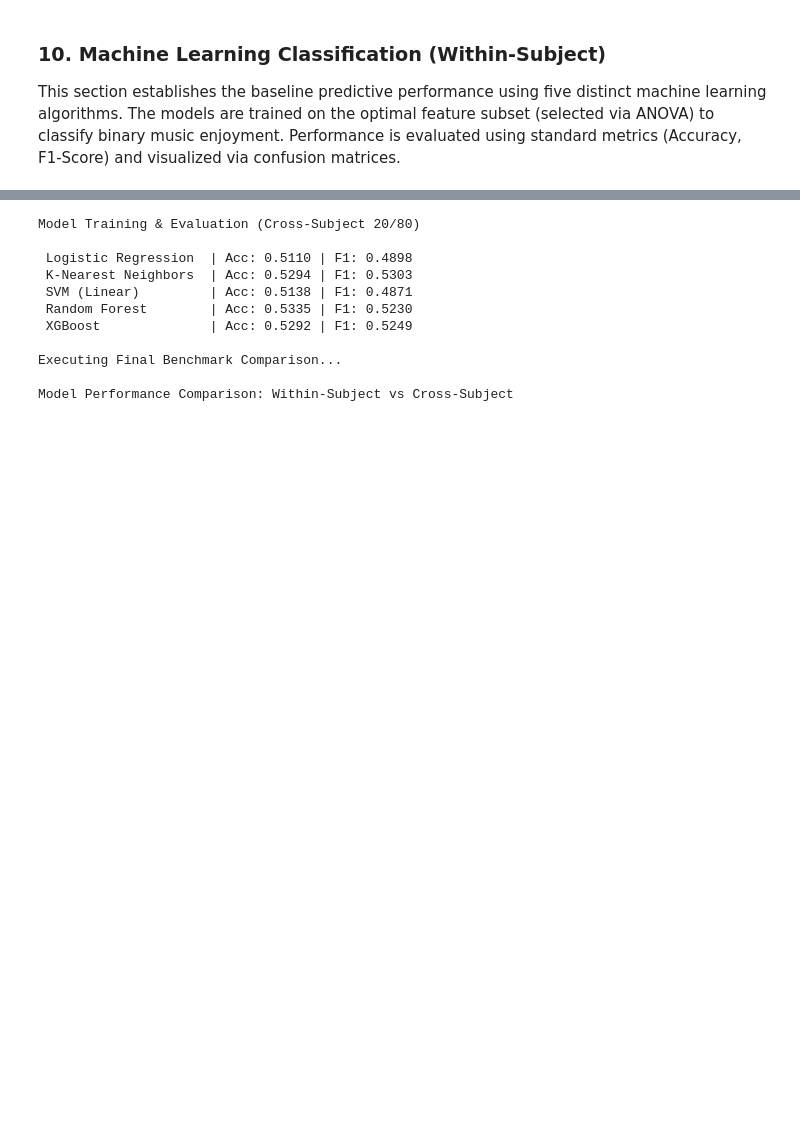
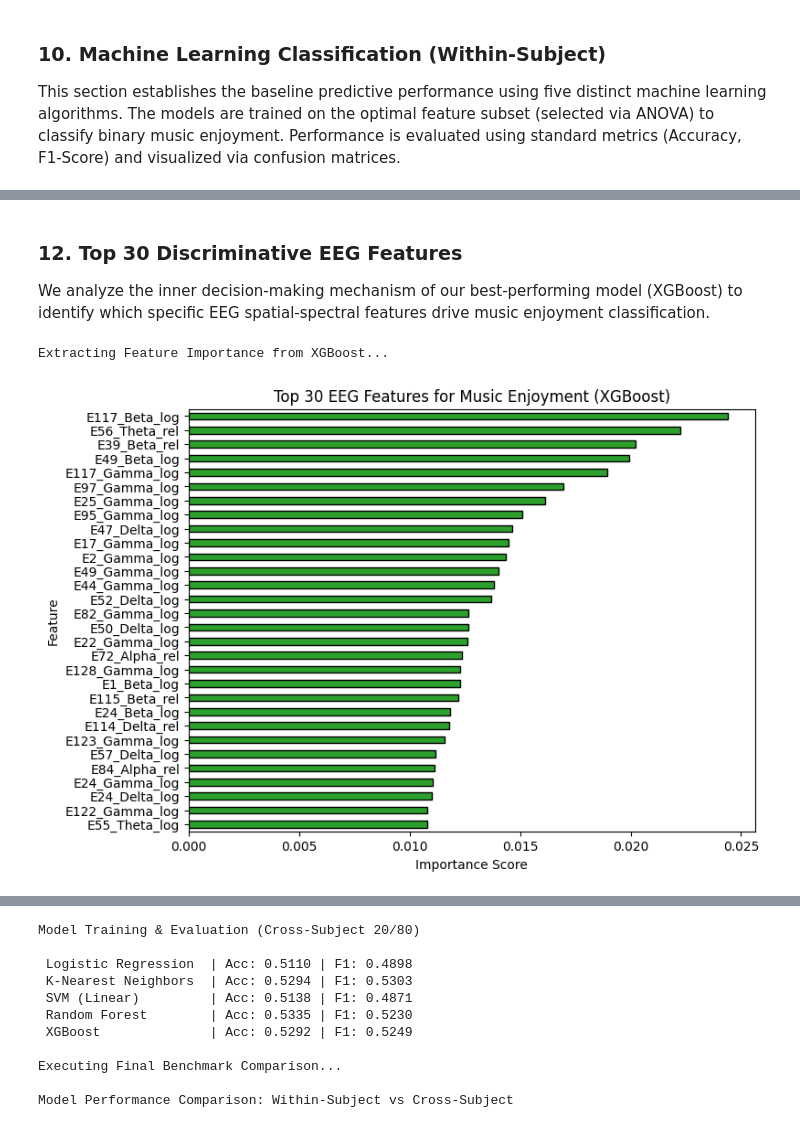
Before and after one commit to sedefcoskun/EEG-Music-Analysis-ML, a Jupyter notebook: 02_Data_Preprocessing_and_ML_Modeling.ipynb, the cells around one changed output, grey strips where cells are left out. Drawn from its saved outputs; the diff is of its cells as text; code cells hidden in the pictures; blank space fills up the shorter version.

```diff
--- a/02_Data_Preprocessing_and_ML_Modeling.ipynb
+++ b/02_Data_Preprocessing_and_ML_Modeling.ipynb
@@ -691,0 +737,25 @@ Confusion matrices exported to: /content/drive/MyDrive/ML_Project_2026_SEDEF_CO
+# %% [markdown]
+### 12. Top 30 Discriminative EEG Features
+We analyze the inner decision-making mechanism of our best-performing model (XGBoost) to identify which specific EEG spatial-spectral features drive music enjoyment classification.
+# %%
+print("Extracting Feature Importance from XGBoost...")
+
+# extract feature importance from the best model (XGBoost)
+xgb_model = trained_models_ws['XGBoost']
+importances = xgb_model.feature_importances_
+
+feat_imp_df = pd.DataFrame({
+    'Feature': final_feats,
+    'Importance': importances
+}).sort_values(by='Importance', ascending=True)
+
+# plot top 30 features
+fig, ax = plt.subplots(figsize=(8, 6))
+feat_imp_df.tail(30).plot(kind='barh', x='Feature', y='Importance', ax=ax, color='#2ca02c', edgecolor='black', legend=False)
+ax.set_title('Top 30 EEG Features for Music Enjoyment (XGBoost)')
+ax.set_xlabel('Importance Score')
+plt.savefig(f'{project_dir}/xgboost_feature_importance.png', dpi=300, bbox_inches='tight')
+plt.show()
+# %% [output]
+Extracting Feature Importance from XGBoost...
+[figure, added]
```
Also changed, not shown: parts of 11 cells of this notebook.
